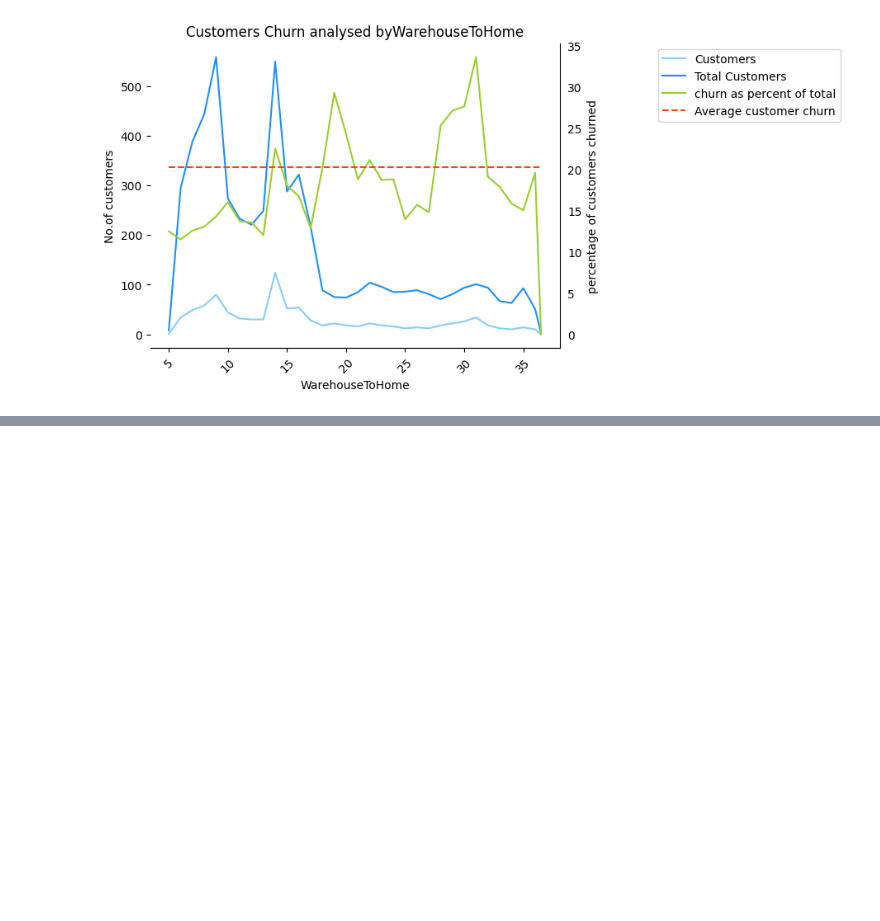
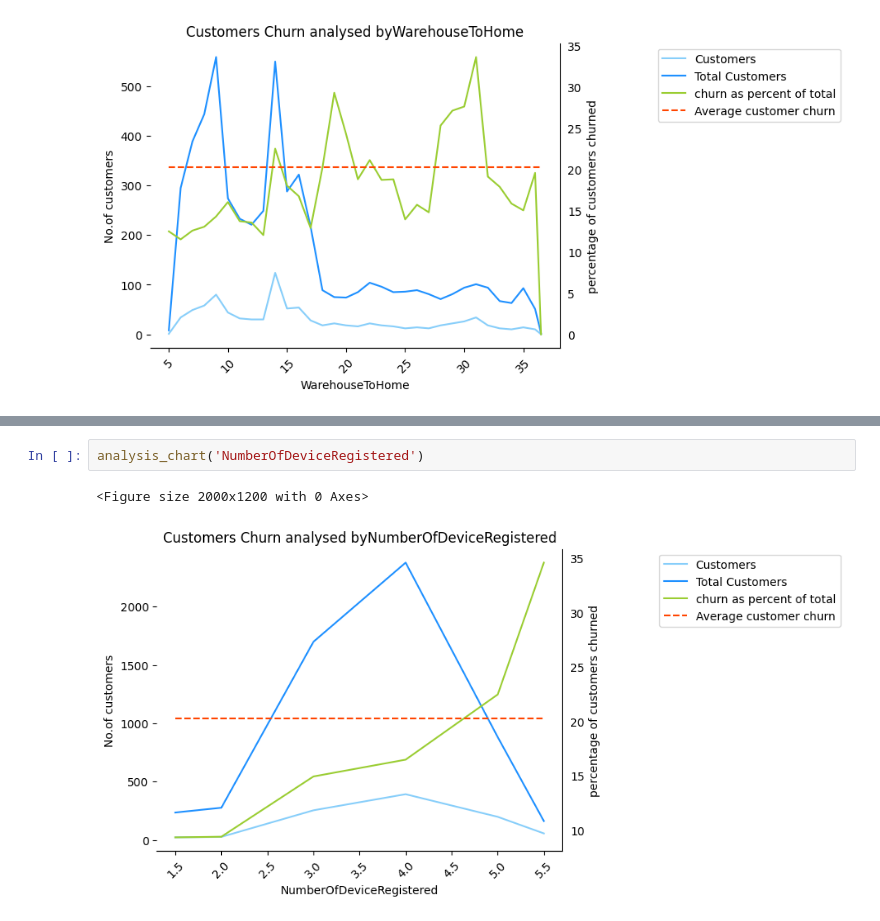
Before and after one commit to Suryasadasivam/e_commerce_customer_churn, a Jupyter notebook: Customer_chrun.ipynb, the cells around one changed output, grey strips where cells are left out. Saved outputs shown, nothing was run; the diff lists cells and outputs as text; blank space fills up the shorter version.

```diff
--- a/Customer_chrun.ipynb
+++ b/Customer_chrun.ipynb
@@ -459,0 +475,5 @@ analysis_chart("WarehouseToHome")
+# %%
+analysis_chart('NumberOfDeviceRegistered')
+# %% [output]
+<Figure size 2000x1200 with 0 Axes>
+[figure, added]
```
Also changed, not shown: parts of 5 cells of this notebook.
